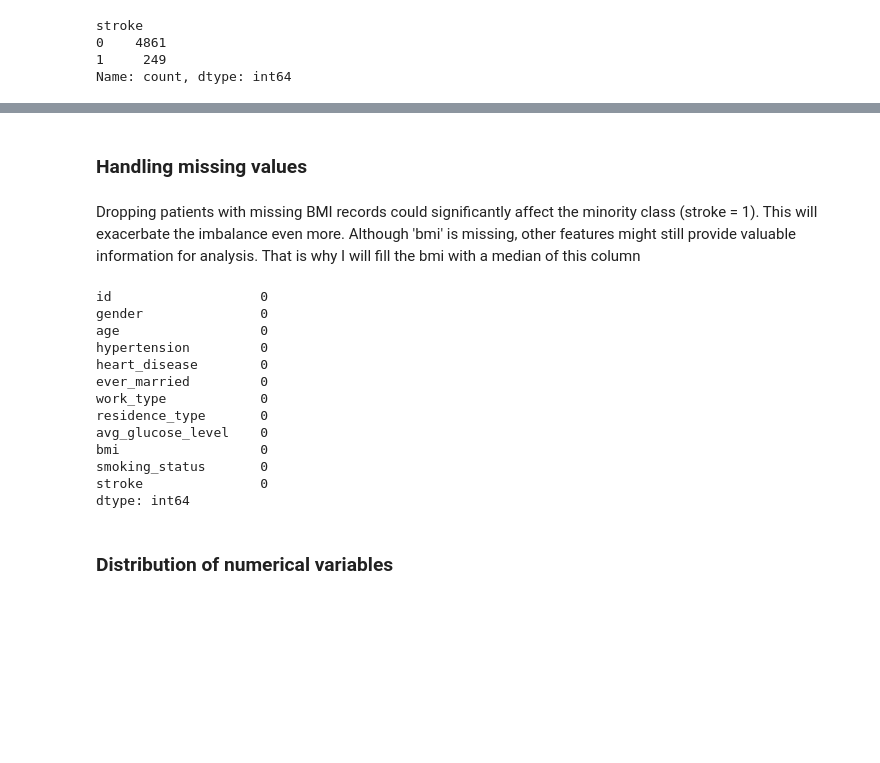
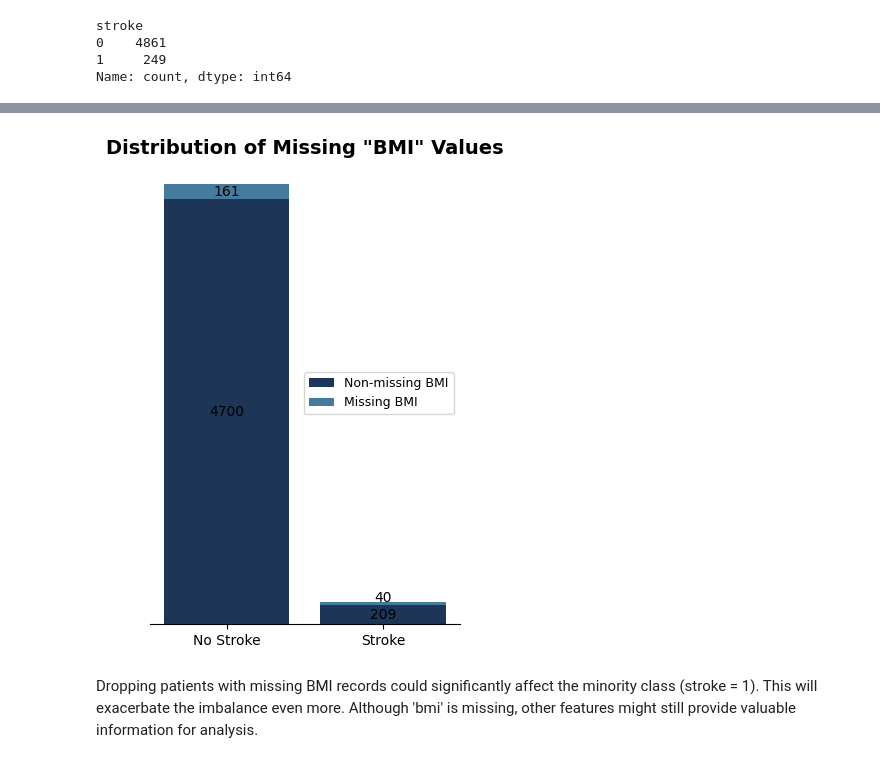
Before and after one commit to DPowidzka/stroke_prediction, a Jupyter notebook: stroke_prediction.ipynb, the cells around one changed output, grey strips where cells are left out. Cells and saved outputs as stored; diff of their text form; code cells hidden in the pictures; blank space fills up the shorter version.

```diff
--- a/stroke_prediction.ipynb
+++ b/stroke_prediction.ipynb
@@ -160,24 +100,40 @@ plt.show()
-# %% [markdown]
-### Handling missing values
+# %%
+# Calculate missing and non-missing BMI counts for each group
+missing_bmis = stroke_df[stroke_df['bmi'].isnull()]['stroke'].value_counts()
+non_missing_bmis = stroke_df[stroke_df['bmi'].notnull()]['stroke'].value_counts()
+
+# Prepare data
+categories = ['No Stroke', 'Stroke']
+missing_values = [missing_bmis.get(0, 0), missing_bmis.get(1, 0)]
+non_missing_values = [non_missing_bmis.get(0, 0), non_missing_bmis.get(1, 0)]
+
+# Create the plot
+fig, ax = plt.subplots(figsize=(4, 6))
+
+# Plot the stacked bars
+ax.bar(categories, non_missing_values, color='#1D3557', label='Non-missing BMI')
+ax.bar(categories, missing_values, bottom=non_missing_values, color='#457B9D', label='Missing BMI')
+
+# Add labels
+ax.text(0, non_missing_values[0] / 2, str(non_missing_values[0]), ha='center', va='center', color='black', fontsize=10)
+ax.text(0, non_missing_values[0] + missing_values[0] / 2, str(missing_values[0]), ha='center', va='center', color='black', fontsize=10)
+
+ax.text(1, non_missing_values[1] / 2, str(non_missing_values[1]), ha='center', va='center', color='black', fontsize=10)
+ax.text(1, non_missing_values[1] + missing_values[1], str(missing_values[1]), ha='center', va='baseline', color='black', fontsize=10)
+
+# Add title and legend
+ax.set_title('Distribution of Missing "BMI" Values', fontsize=14, weight='bold')
+ax.legend(loc='right', fontsize=9)
+
+# Add x-axis labels and remove extras
+ax.yaxis.set_visible(False)
+ax.spines['top'].set_visible(False)
+ax.spines['right'].set_visible(False)
+ax.spines['left'].set_visible(False)
+
+# Show the plot
+plt.show()
+# %% [output]
+[figure, added]
 # %% [markdown]
-Dropping patients with missing BMI records could significantly affect the minority class (stroke = 1). This will exacerbate the imbalance even more. Although 'bmi' is missing, other features might still provide valuable information for analysis. That is why I will fill the bmi with a median of this column
+Dropping patients with missing BMI records could significantly affect the minority class (stroke = 1). This will exacerbate the imbalance even more. Although 'bmi' is missing, other features might still provide valuable information for analysis.
-# %%
-# Handling missing values
-stroke_df['bmi'] = stroke_df['bmi'].fillna(round(stroke_df['bmi'].median(), 2))
-stroke_df.isnull().sum()
-# %% [output]
-id                   0
-gender               0
-age                  0
-hypertension         0
-heart_disease        0
-ever_married         0
-work_type            0
-residence_type       0
-avg_glucose_level    0
-bmi                  0
-smoking_status       0
-stroke               0
-dtype: int64
-# %% [markdown]
-### Distribution of numerical variables
```
Also changed, not shown: parts of 27 cells of this notebook, 1 other file.
